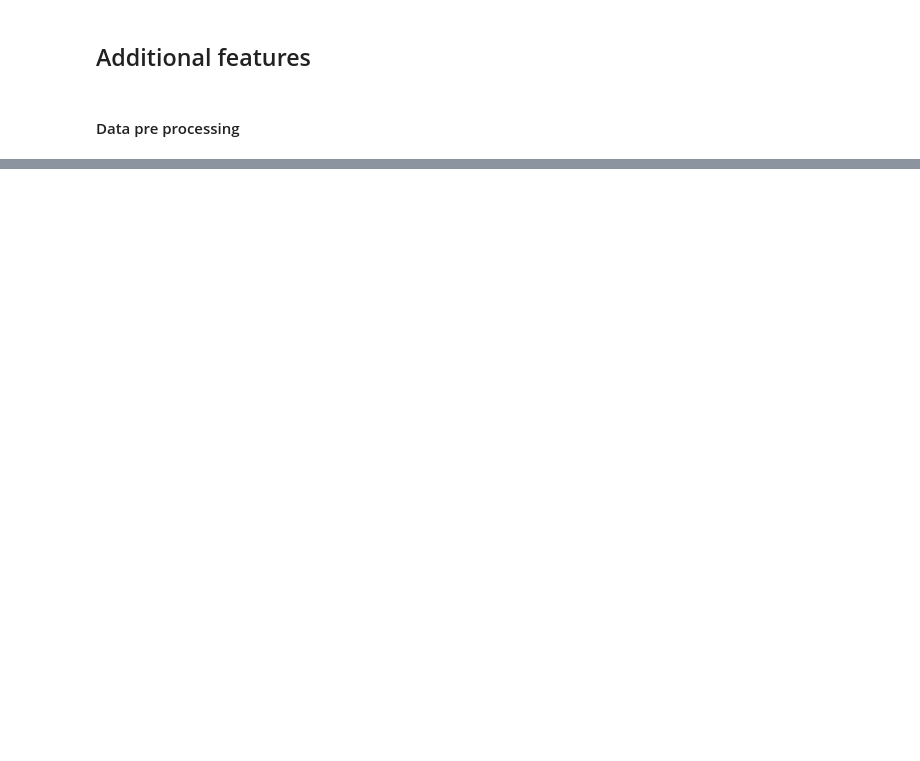
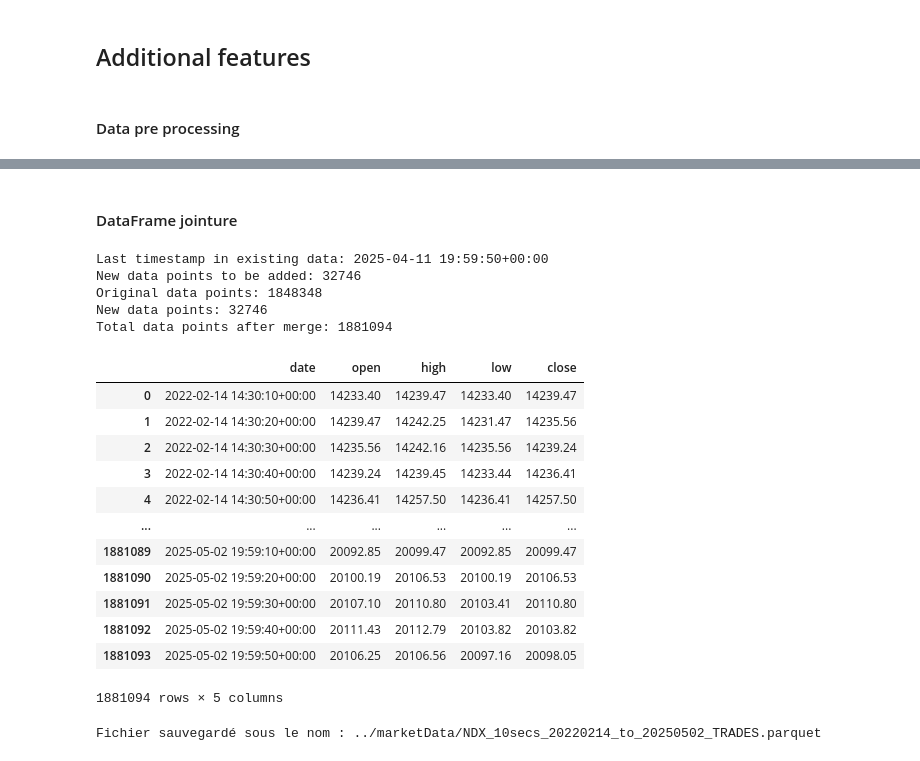
Before and after one commit to FinTechCpp/fast-backtest-app, a Jupyter notebook: Notebooks/IBKR_API.ipynb, the cells around one changed output, grey strips where cells are left out. Saved outputs shown, nothing was run; the diff lists cells and outputs as text; code cells hidden in the pictures; blank space fills up the shorter version.

```diff
--- a/Notebooks/IBKR_API.ipynb
+++ b/Notebooks/IBKR_API.ipynb
@@ -363,8 +306,62 @@ df
-# %%
-interval= 'secs'
-df = resample_ohlc(df, interval)
-df
+# %% [markdown]
+#### DataFrame jointure
+# %%
+import pandas as pd
+
+# 1. Load the existing dataframe
+existing_file_path = "../marketData/NDX_10secs_20220214_to_20250411_TRADES.parquet"
+existing_df = pd.read_parquet(existing_file_path)
+
+# 3. Check for the last timestamp in existing data
+last_timestamp = existing_df['date'].max()
+print(f"Last timestamp in existing data: {last_timestamp}")
+
+# 4. Filter the new dataframe to keep only data after the last timestamp
+updated_df = df[df['date'] > last_timestamp]
+print(f"New data points to be added: {len(updated_df)}")
+
+# 5. Concatenate the dataframes
+merged_df = pd.concat([existing_df, updated_df])
+
+# 6. Sort the merged dataframe by date
+merged_df = merged_df.sort_values('date')
+
+# 7. Reset the index to create a clean sequential index
+merged_df = merged_df.reset_index(drop=True)
+
+# Display summary
+print(f"Original data points: {len(existing_df)}")
+print(f"New data points: {len(updated_df)}")
+print(f"Total data points after merge: {len(merged_df)}")
+merged_df
+# %% [output]
+Last timestamp in existing data: 2025-04-11 19:59:50+00:00
+New data points to be added: 32746
+Original data points: 1848348
+New data points: 32746
+Total data points after merge: 1881094
+|  | date | open | high | low | close |
+| 0 | 2022-02-14 14:30:10+00:00 | 14233.40 | 14239.47 | 14233.40 | 14239.47 |
+| 1 | 2022-02-14 14:30:20+00:00 | 14239.47 | 14242.25 | 14231.47 | 14235.56 |
+| 2 | 2022-02-14 14:30:30+00:00 | 14235.56 | 14242.16 | 14235.56 | 14239.24 |
+| 3 | 2022-02-14 14:30:40+00:00 | 14239.24 | 14239.45 | 14233.44 | 14236.41 |
+| 4 | 2022-02-14 14:30:50+00:00 | 14236.41 | 14257.50 | 14236.41 | 14257.50 |
+| ... | ... | ... | ... | ... | ... |
+| 1881089 | 2025-05-02 19:59:10+00:00 | 20092.85 | 20099.47 | 20092.85 | 20099.47 |
+| 1881090 | 2025-05-02 19:59:20+00:00 | 20100.19 | 20106.53 | 20100.19 | 20106.53 |
+| 1881091 | 2025-05-02 19:59:30+00:00 | 20107.10 | 20110.80 | 20103.41 | 20110.80 |
+| 1881092 | 2025-05-02 19:59:40+00:00 | 20111.43 | 20112.79 | 20103.82 | 20103.82 |
+| 1881093 | 2025-05-02 19:59:50+00:00 | 20106.25 | 20106.56 | 20097.16 | 20098.05 |
+1881094 rows × 5 columns
 # %%
-save_path = f"../marketData/{symbol}_{interval}_{start_date}_to_{end_date}.parquet"
+symbol = contract.symbol
+interval = '10secs'
+start_date = '20220214'
+end_date = '20250502'
+price_source = 'TRADES'
+
+save_path = f"../marketData/{symbol}_{interval}_{start_date}_to_{end_date}_{price_source}.parquet"
 df.to_parquet(save_path, index=True, compression=None)
 print(f"Fichier sauvegardé sous le nom : {save_path}")
+# %% [output]
+Fichier sauvegardé sous le nom : ../marketData/NDX_10secs_20220214_to_20250502_TRADES.parquet
```
Also changed, not shown: parts of 33 cells of this notebook, 6 other files.
